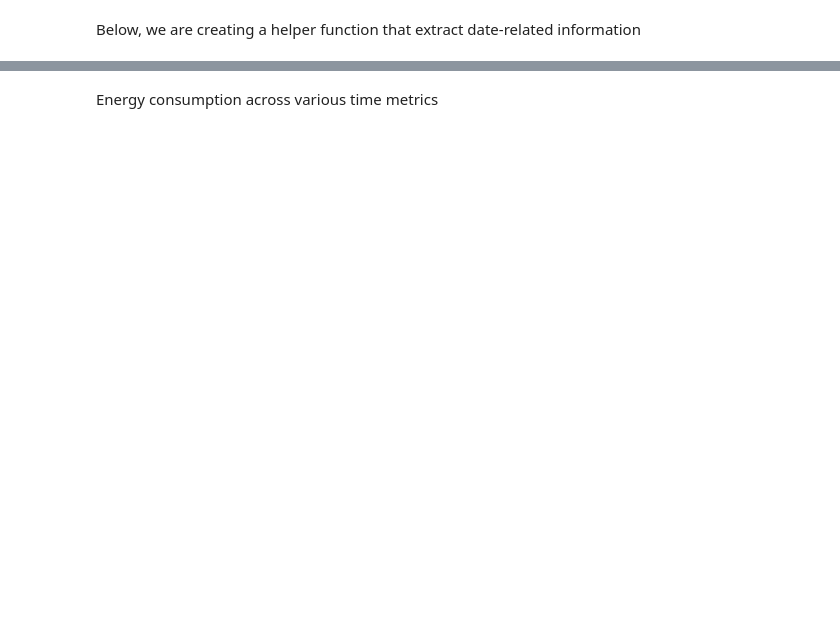
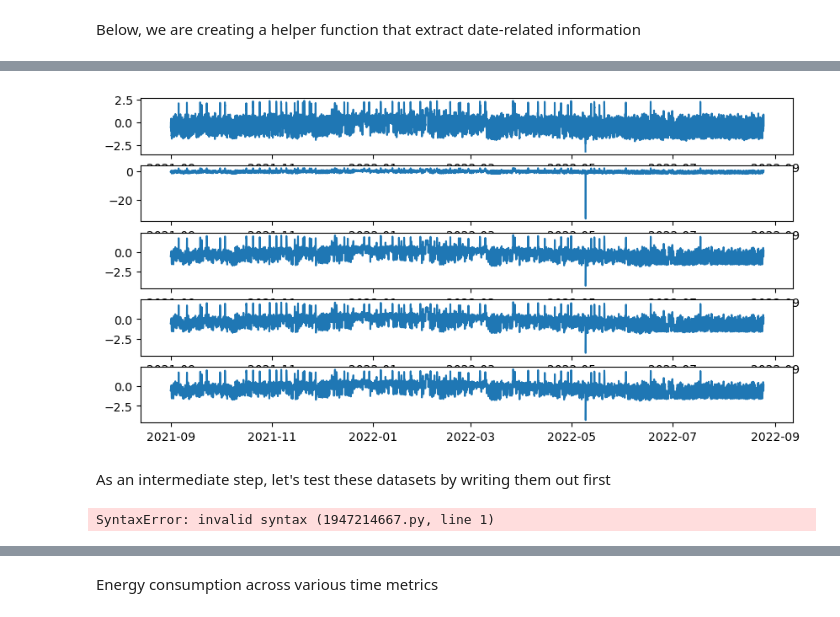
Before and after one commit to qetdr/ML-Electricity-Consumption, a Jupyter notebook: DR_notebook.ipynb, the cells around one changed output, grey strips where cells are left out. Saved outputs shown, nothing was run; the diff lists cells and outputs as text; code cells hidden in the pictures; blank space fills up the shorter version.

```diff
--- a/DR_notebook.ipynb
+++ b/DR_notebook.ipynb
@@ -159,0 +288,12 @@ df_test.head()
+# %%
+fig, (ax1, ax2, ax3, ax4, ax5) = plt.subplots(nrows = 5, ncols = 1, figsize = [10, 5])
+ax1.plot(df_train['time'], df_train['y_imp_log'])
+ax2.plot(df_train['time'], df_train['y_imp_r2_log'])
+ax3.plot(df_train['time'], df_train['y_imp_r3_log'])
+ax4.plot(df_train['time'], df_train['y_imp_r7_log'])
+ax5.plot(df_train['time'], df_train['y_imp_r14_log'])
+plt.show();
+# %% [output]
+[figure, added]
+# %% [markdown]
+As an intermediate step, let's test these datasets by writing them out first
@@ -159,0 +303,4 @@ df_test.head()
+# %%
+---
+# %% [output]
+SyntaxError: invalid syntax (1947214667.py, line 1)
```
Also changed, not shown: parts of 63 cells of this notebook.
